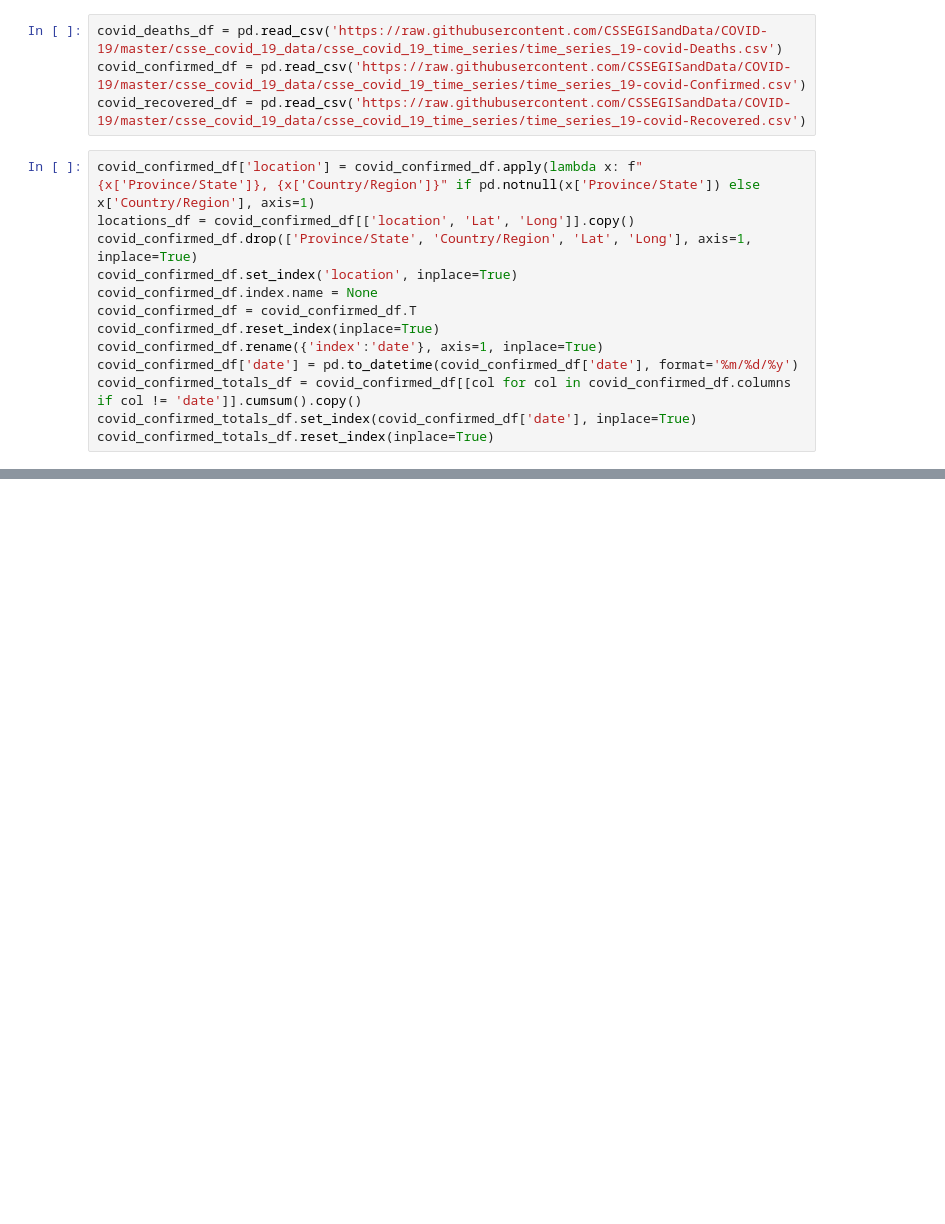
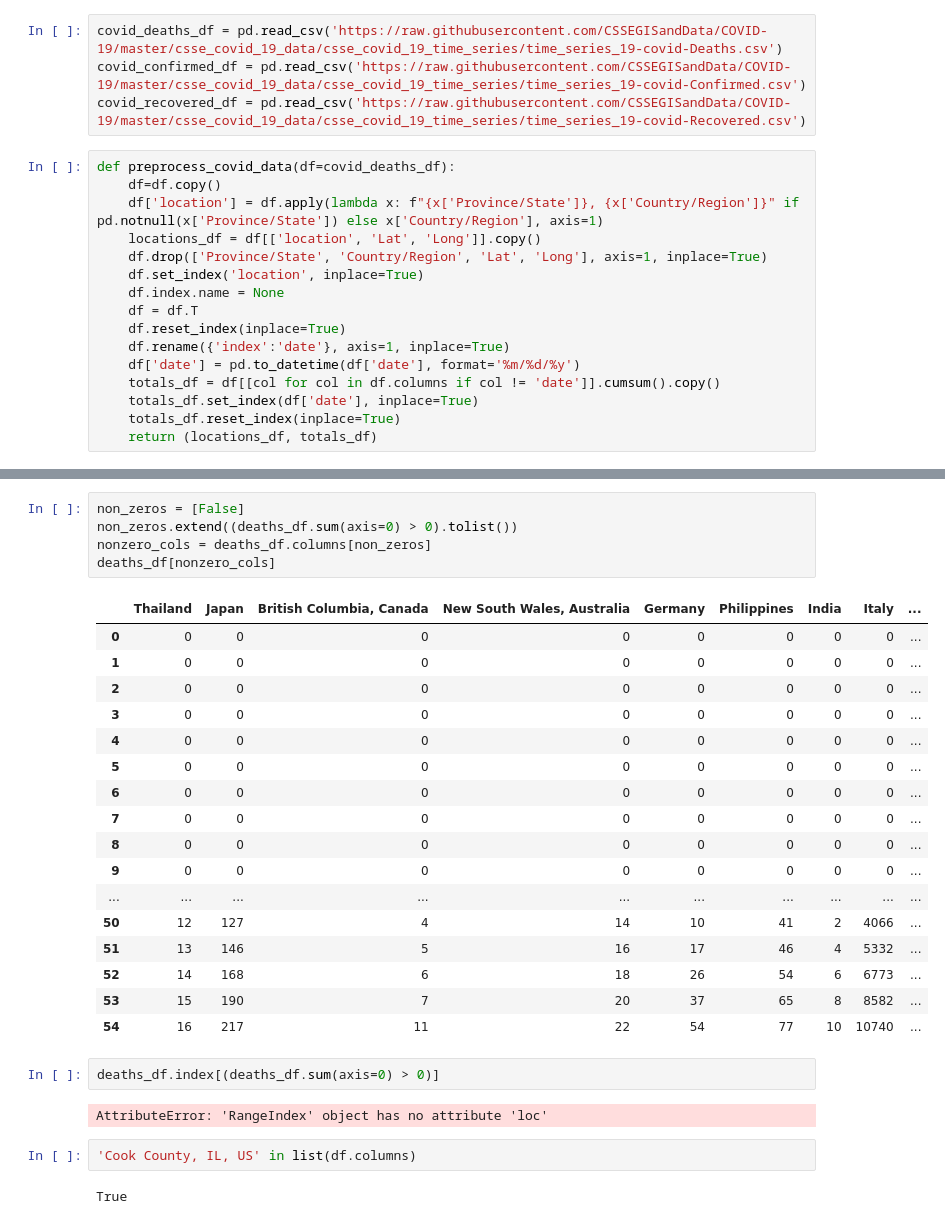
Before and after one commit to MattTriano/COVID-19_Viz, a Jupyter notebook: COVID-19_EDA.ipynb, the cells around one changed output, grey strips where cells are left out. Cells and saved outputs as stored; diff of their text form; blank space fills up the shorter version.

```diff
--- a/COVID-19_EDA.ipynb
+++ b/COVID-19_EDA.ipynb
@@ -21,15 +23,18 @@ covid_deaths_df = pd.read_csv('https://raw.githubusercontent.com/CSSEGISandData/
 covid_confirmed_df = pd.read_csv('https://raw.githubusercontent.com/CSSEGISandData/COVID-19/master/csse_covid_19_data/csse_covid_19_time_series/time_series_19-covid-Confirmed.csv')
 covid_recovered_df = pd.read_csv('https://raw.githubusercontent.com/CSSEGISandData/COVID-19/master/csse_covid_19_data/csse_covid_19_time_series/time_series_19-covid-Recovered.csv')
 # %%
-covid_confirmed_df['location'] = covid_confirmed_df.apply(lambda x: f"{x['Province/State']}, {x['Country/Region']}" if pd.notnull(x['Province/State']) else x['Country/Region'], axis=1)
-locations_df = covid_confirmed_df[['location', 'Lat', 'Long']].copy()
-covid_confirmed_df.drop(['Province/State', 'Country/Region', 'Lat', 'Long'], axis=1, inplace=True)
-covid_confirmed_df.set_index('location', inplace=True)
-covid_confirmed_df.index.name = None
-covid_confirmed_df = covid_confirmed_df.T
-covid_confirmed_df.reset_index(inplace=True)
-covid_confirmed_df.rename({'index':'date'}, axis=1, inplace=True)
-covid_confirmed_df['date'] = pd.to_datetime(covid_confirmed_df['date'], format='%m/%d/%y')
-covid_confirmed_totals_df = covid_confirmed_df[[col for col in covid_confirmed_df.columns if col != 'date']].cumsum().copy()
-covid_confirmed_totals_df.set_index(covid_confirmed_df['date'], inplace=True)
-covid_confirmed_totals_df.reset_index(inplace=True)
+def preprocess_covid_data(df=covid_deaths_df):
+    df=df.copy()
+    df['location'] = df.apply(lambda x: f"{x['Province/State']}, {x['Country/Region']}" if pd.notnull(x['Province/State']) else x['Country/Region'], axis=1)
+    locations_df = df[['location', 'Lat', 'Long']].copy()
+    df.drop(['Province/State', 'Country/Region', 'Lat', 'Long'], axis=1, inplace=True)
+    df.set_index('location', inplace=True)
+    df.index.name = None
+    df = df.T
+    df.reset_index(inplace=True)
+    df.rename({'index':'date'}, axis=1, inplace=True)
+    df['date'] = pd.to_datetime(df['date'], format='%m/%d/%y')
+    totals_df = df[[col for col in df.columns if col != 'date']].cumsum().copy()
+    totals_df.set_index(df['date'], inplace=True)
+    totals_df.reset_index(inplace=True)
+    return (locations_df, totals_df)
@@ -91,0 +89,31 @@ covid_confirmed_totals_df.head(5)
+# %%
+non_zeros = [False]
+non_zeros.extend((deaths_df.sum(axis=0) > 0).tolist())
+nonzero_cols = deaths_df.columns[non_zeros]
+deaths_df[nonzero_cols]
+# %% [output]
+|  | Thailand | Japan | British Columbia, Canada | New South Wales, Australia | Germany | Philippines | India | Italy | ... |
+| 0 | 0 | 0 | 0 | 0 | 0 | 0 | 0 | 0 | ... |
+| 1 | 0 | 0 | 0 | 0 | 0 | 0 | 0 | 0 | ... |
+| 2 | 0 | 0 | 0 | 0 | 0 | 0 | 0 | 0 | ... |
+| 3 | 0 | 0 | 0 | 0 | 0 | 0 | 0 | 0 | ... |
+| 4 | 0 | 0 | 0 | 0 | 0 | 0 | 0 | 0 | ... |
+| 5 | 0 | 0 | 0 | 0 | 0 | 0 | 0 | 0 | ... |
+| 6 | 0 | 0 | 0 | 0 | 0 | 0 | 0 | 0 | ... |
+| 7 | 0 | 0 | 0 | 0 | 0 | 0 | 0 | 0 | ... |
+| 8 | 0 | 0 | 0 | 0 | 0 | 0 | 0 | 0 | ... |
+| 9 | 0 | 0 | 0 | 0 | 0 | 0 | 0 | 0 | ... |
+| ... | ... | ... | ... | ... | ... | ... | ... | ... | ... |
+| 50 | 12 | 127 | 4 | 14 | 10 | 41 | 2 | 4066 | ... |
+| 51 | 13 | 146 | 5 | 16 | 17 | 46 | 4 | 5332 | ... |
+| 52 | 14 | 168 | 6 | 18 | 26 | 54 | 6 | 6773 | ... |
+| 53 | 15 | 190 | 7 | 20 | 37 | 65 | 8 | 8582 | ... |
+| 54 | 16 | 217 | 11 | 22 | 54 | 77 | 10 | 10740 | ... |
+# %%
+deaths_df.index[(deaths_df.sum(axis=0) > 0)]
+# %% [output]
+AttributeError: 'RangeIndex' object has no attribute 'loc'
+# %%
+'Cook County, IL, US' in list(df.columns)
+# %% [output]
+True
```
Also changed, not shown: parts of 28 cells of this notebook.
